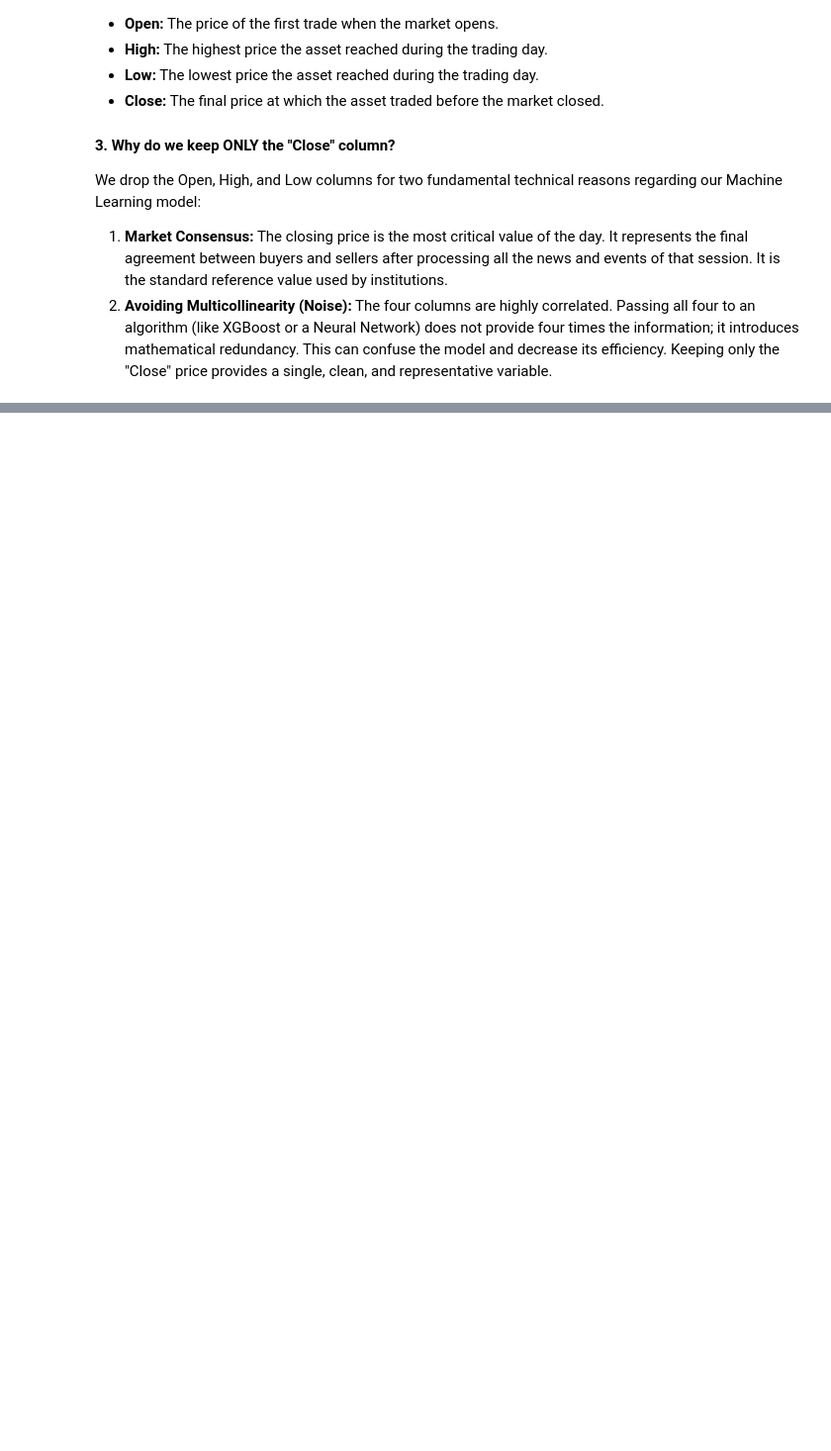
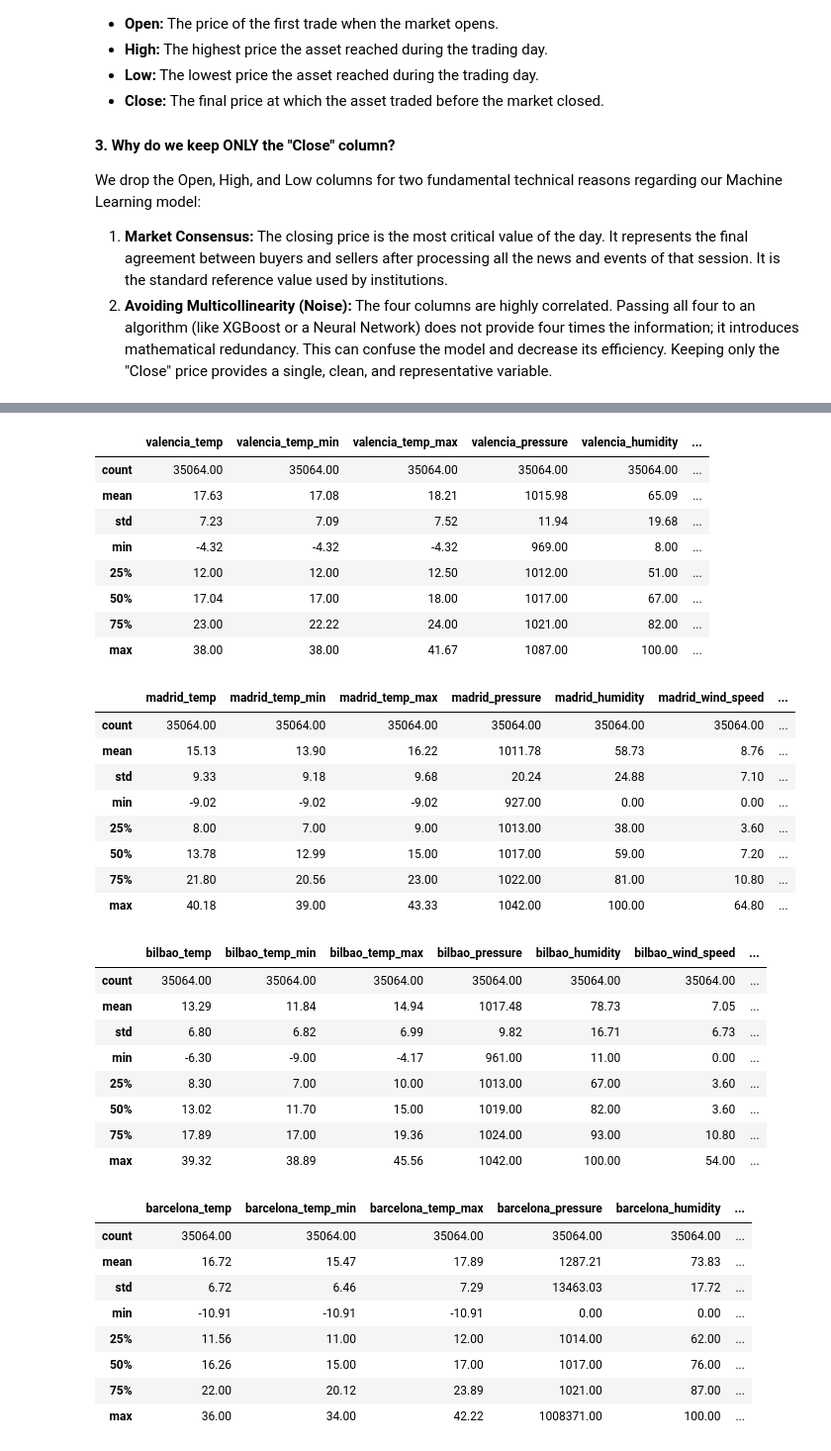
Before and after one commit to Iker-Jauregui/TS_Final_Assignment, a Jupyter notebook: notebooks/03_EXOGS.ipynb, the cells around one changed output, grey strips where cells are left out. Shown at 99% size. Cells and saved outputs as stored; diff of their text form; code cells hidden in the pictures; blank space fills up the shorter version.

```diff
--- a/notebooks/03_EXOGS.ipynb
+++ b/notebooks/03_EXOGS.ipynb
@@ -133,0 +529,25 @@ Final Hourly Macroeconomic DataFrame:
+# %%
+print("Pre-processing and removing hidden duplicates...")
+
+# 1. Ensure dt_iso is a proper datetime object and strictly in UTC
+df_weather['dt_iso'] = pd.to_datetime(df_weather['dt_iso'], utc=True)
+
+# 2. Kill the duplicates dead.
+# We keep only the first measurement per hour per city.
+df_weather = df_weather.drop_duplicates(subset=['dt_iso', 'city_name'], keep='first')
+
+print("Pivoting the weather dataset by city...")
+
+# 3. Pivot the dataframe (now it is safe!)
+df_weather_wide = df_weather.pivot(index='dt_iso', columns='city_name')
+
+# 4. Flatten the MultiIndex columns
+# From ('temp', 'Valencia') to 'valencia_temp'
+df_weather_wide.columns = [f"{city.replace(' ', '_').lower()}_{feature}"
+                           for feature, city in df_weather_wide.columns]
+
+# 5. Rename the index to 'time' so it perfectly matches your energy dataset later
+df_weather_wide.index.name = 'time'
+
+print(f"Dataset successfully pivoted! New shape: {df_weather_wide.shape}")
+display(df_weather_wide.head())
@@ -133,0 +566,4 @@ Final Hourly Macroeconomic DataFrame:
+# %%
+for x in [x.lower() for x in df_weather['city_name'].unique()]:
+    display(df_weather_wide[[f'{x}_weather_bad', f'{x}_weather_mid', f'{x}_weather_good']].sum(axis=0))
+    print()
@@ -133,0 +591,40 @@ Final Hourly Macroeconomic DataFrame:
+# %%
+for x in [x.lower() for x in df_weather['city_name'].unique()]:
+    display(df_weather_wide[[y for y in list(df_weather_wide.columns) if y.startswith(x)]].describe().round(2))
+# %% [output]
+|  | valencia_temp | valencia_temp_min | valencia_temp_max | valencia_pressure | valencia_humidity | ... |
+| count | 35064.00 | 35064.00 | 35064.00 | 35064.00 | 35064.00 | ... |
+| mean | 17.63 | 17.08 | 18.21 | 1015.98 | 65.09 | ... |
+| std | 7.23 | 7.09 | 7.52 | 11.94 | 19.68 | ... |
+| min | -4.32 | -4.32 | -4.32 | 969.00 | 8.00 | ... |
+| 25% | 12.00 | 12.00 | 12.50 | 1012.00 | 51.00 | ... |
+| 50% | 17.04 | 17.00 | 18.00 | 1017.00 | 67.00 | ... |
+| 75% | 23.00 | 22.22 | 24.00 | 1021.00 | 82.00 | ... |
+| max | 38.00 | 38.00 | 41.67 | 1087.00 | 100.00 | ... |
+|  | madrid_temp | madrid_temp_min | madrid_temp_max | madrid_pressure | madrid_humidity | madrid_wind_speed | ... |
+| count | 35064.00 | 35064.00 | 35064.00 | 35064.00 | 35064.00 | 35064.00 | ... |
+| mean | 15.13 | 13.90 | 16.22 | 1011.78 | 58.73 | 8.76 | ... |
+| std | 9.33 | 9.18 | 9.68 | 20.24 | 24.88 | 7.10 | ... |
+| min | -9.02 | -9.02 | -9.02 | 927.00 | 0.00 | 0.00 | ... |
+| 25% | 8.00 | 7.00 | 9.00 | 1013.00 | 38.00 | 3.60 | ... |
+| 50% | 13.78 | 12.99 | 15.00 | 1017.00 | 59.00 | 7.20 | ... |
+| 75% | 21.80 | 20.56 | 23.00 | 1022.00 | 81.00 | 10.80 | ... |
+| max | 40.18 | 39.00 | 43.33 | 1042.00 | 100.00 | 64.80 | ... |
+|  | bilbao_temp | bilbao_temp_min | bilbao_temp_max | bilbao_pressure | bilbao_humidity | bilbao_wind_speed | ... |
+| count | 35064.00 | 35064.00 | 35064.00 | 35064.00 | 35064.00 | 35064.00 | ... |
+| mean | 13.29 | 11.84 | 14.94 | 1017.48 | 78.73 | 7.05 | ... |
+| std | 6.80 | 6.82 | 6.99 | 9.82 | 16.71 | 6.73 | ... |
+| min | -6.30 | -9.00 | -4.17 | 961.00 | 11.00 | 0.00 | ... |
+| 25% | 8.30 | 7.00 | 10.00 | 1013.00 | 67.00 | 3.60 | ... |
+| 50% | 13.02 | 11.70 | 15.00 | 1019.00 | 82.00 | 3.60 | ... |
+| 75% | 17.89 | 17.00 | 19.36 | 1024.00 | 93.00 | 10.80 | ... |
+| max | 39.32 | 38.89 | 45.56 | 1042.00 | 100.00 | 54.00 | ... |
+|  | barcelona_temp | barcelona_temp_min | barcelona_temp_max | barcelona_pressure | barcelona_humidity | ... |
+| count | 35064.00 | 35064.00 | 35064.00 | 35064.00 | 35064.00 | ... |
+| mean | 16.72 | 15.47 | 17.89 | 1287.21 | 73.83 | ... |
+| std | 6.72 | 6.46 | 7.29 | 13463.03 | 17.72 | ... |
+| min | -10.91 | -10.91 | -10.91 | 0.00 | 0.00 | ... |
+| 25% | 11.56 | 11.00 | 12.00 | 1014.00 | 62.00 | ... |
+| 50% | 16.26 | 15.00 | 17.00 | 1017.00 | 76.00 | ... |
+| 75% | 22.00 | 20.12 | 23.89 | 1021.00 | 87.00 | ... |
+| max | 36.00 | 34.00 | 42.22 | 1008371.00 | 100.00 | ... |
```
Also changed, not shown: parts of 43 cells of this notebook, 3 other files.
